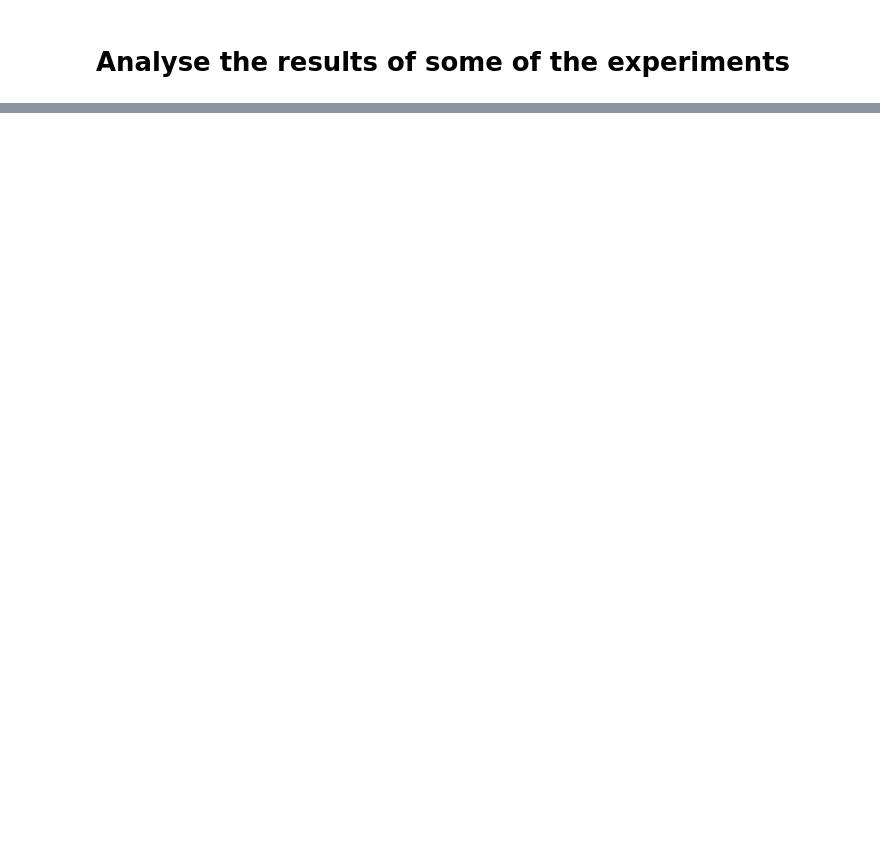
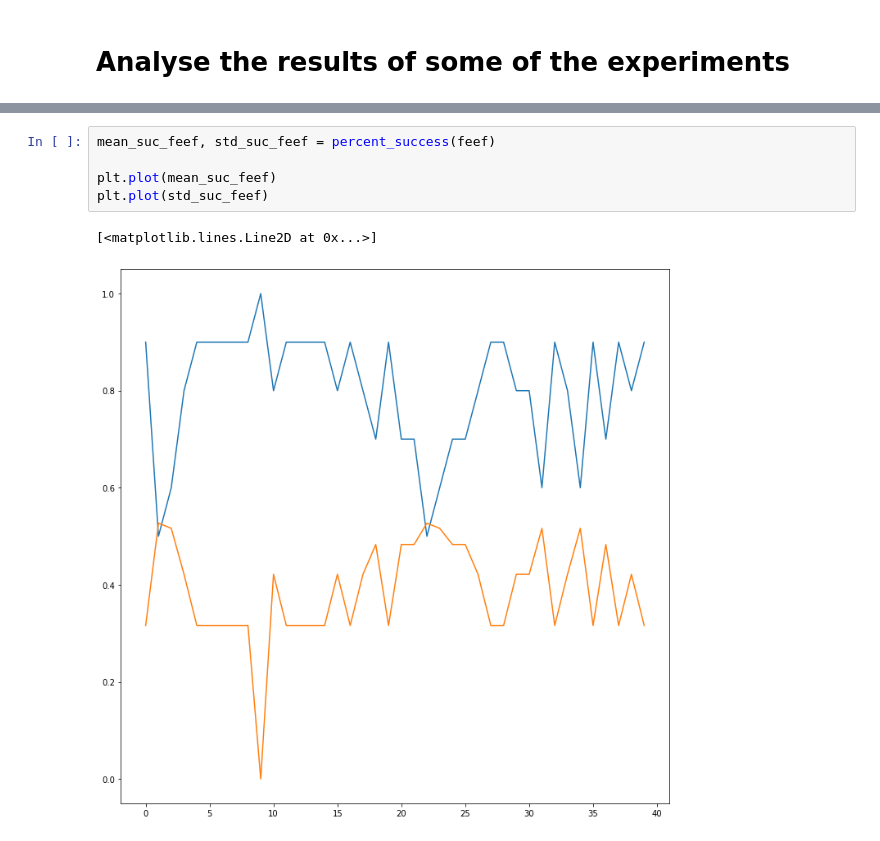
Before and after one commit to ewil32/Hybrid_Policy_Selection_DAIF, a Jupyter notebook: analyse_results.ipynb, the cells around one changed output, grey strips where cells are left out. Drawn from its saved outputs; the diff is of its cells as text; blank space fills up the shorter version.

```diff
--- a/analyse_results.ipynb
+++ b/analyse_results.ipynb
@@ -9,0 +64,8 @@ feef_prior = pd.read_csv("experiments/feef_with_prior_model.csv")
+# %%
+mean_suc_feef, std_suc_feef = percent_success(feef)
+
+plt.plot(mean_suc_feef)
+plt.plot(std_suc_feef)
+# %% [output]
+[<matplotlib.lines.Line2D at 0x...>]
+[figure, added]
```
Also changed, not shown: parts of 40 cells of this notebook, 9 other files.
